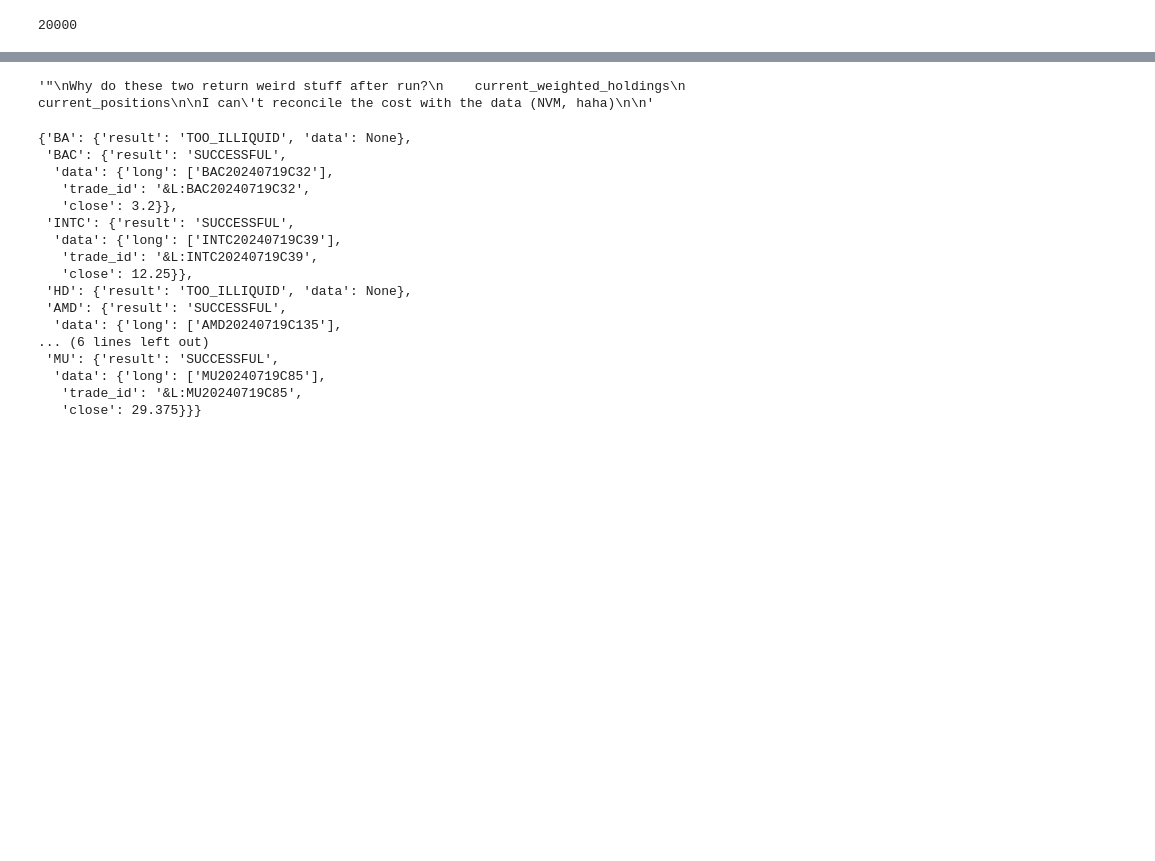
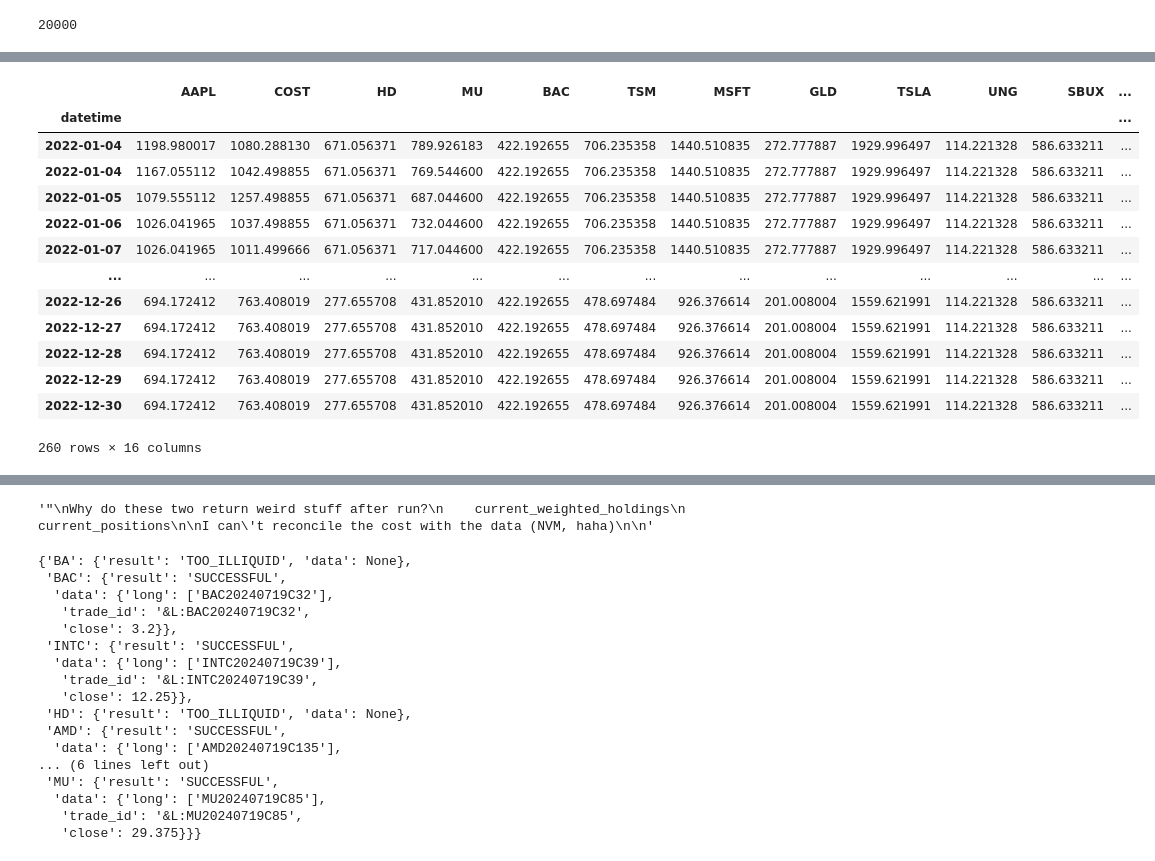
Before and after one commit to Zino-ctrlZ/QuantTools, a Jupyter notebook: EventDriven/demos/backtestClean.ipynb, the cells around one changed output, grey strips where cells are left out. Drawn from its saved outputs; the diff is of its cells as text; code cells hidden in the pictures; blank space fills up the shorter version.

```diff
--- a/EventDriven/demos/backtestClean.ipynb
+++ b/EventDriven/demos/backtestClean.ipynb
@@ -311 +305,18 @@ evb_backtest.portfolio.get_trades()
+# %%
+evb_backtest.portfolio.get_weighted_holdings()
+# %% [output]
+|  | AAPL | COST | HD | MU | BAC | TSM | MSFT | GLD | TSLA | UNG | SBUX | ... |
+| datetime |  |  |  |  |  |  |  |  |  |  |  | ... |
+| 2022-01-04 | 1198.980017 | 1080.288130 | 671.056371 | 789.926183 | 422.192655 | 706.235358 | 1440.510835 | 272.777887 | 1929.996497 | 114.221328 | 586.633211 | ... |
+| 2022-01-04 | 1167.055112 | 1042.498855 | 671.056371 | 769.544600 | 422.192655 | 706.235358 | 1440.510835 | 272.777887 | 1929.996497 | 114.221328 | 586.633211 | ... |
+| 2022-01-05 | 1079.555112 | 1257.498855 | 671.056371 | 687.044600 | 422.192655 | 706.235358 | 1440.510835 | 272.777887 | 1929.996497 | 114.221328 | 586.633211 | ... |
+| 2022-01-06 | 1026.041965 | 1037.498855 | 671.056371 | 732.044600 | 422.192655 | 706.235358 | 1440.510835 | 272.777887 | 1929.996497 | 114.221328 | 586.633211 | ... |
+| 2022-01-07 | 1026.041965 | 1011.499666 | 671.056371 | 717.044600 | 422.192655 | 706.235358 | 1440.510835 | 272.777887 | 1929.996497 | 114.221328 | 586.633211 | ... |
+| ... | ... | ... | ... | ... | ... | ... | ... | ... | ... | ... | ... | ... |
+| 2022-12-26 | 694.172412 | 763.408019 | 277.655708 | 431.852010 | 422.192655 | 478.697484 | 926.376614 | 201.008004 | 1559.621991 | 114.221328 | 586.633211 | ... |
+| 2022-12-27 | 694.172412 | 763.408019 | 277.655708 | 431.852010 | 422.192655 | 478.697484 | 926.376614 | 201.008004 | 1559.621991 | 114.221328 | 586.633211 | ... |
+| 2022-12-28 | 694.172412 | 763.408019 | 277.655708 | 431.852010 | 422.192655 | 478.697484 | 926.376614 | 201.008004 | 1559.621991 | 114.221328 | 586.633211 | ... |
+| 2022-12-29 | 694.172412 | 763.408019 | 277.655708 | 431.852010 | 422.192655 | 478.697484 | 926.376614 | 201.008004 | 1559.621991 | 114.221328 | 586.633211 | ... |
+| 2022-12-30 | 694.172412 | 763.408019 | 277.655708 | 431.852010 | 422.192655 | 478.697484 | 926.376614 | 201.008004 | 1559.621991 | 114.221328 | 586.633211 | ... |
+260 rows × 16 columns
 # %%
```
Also changed, not shown: parts of 16 cells of this notebook, 31 other files.
